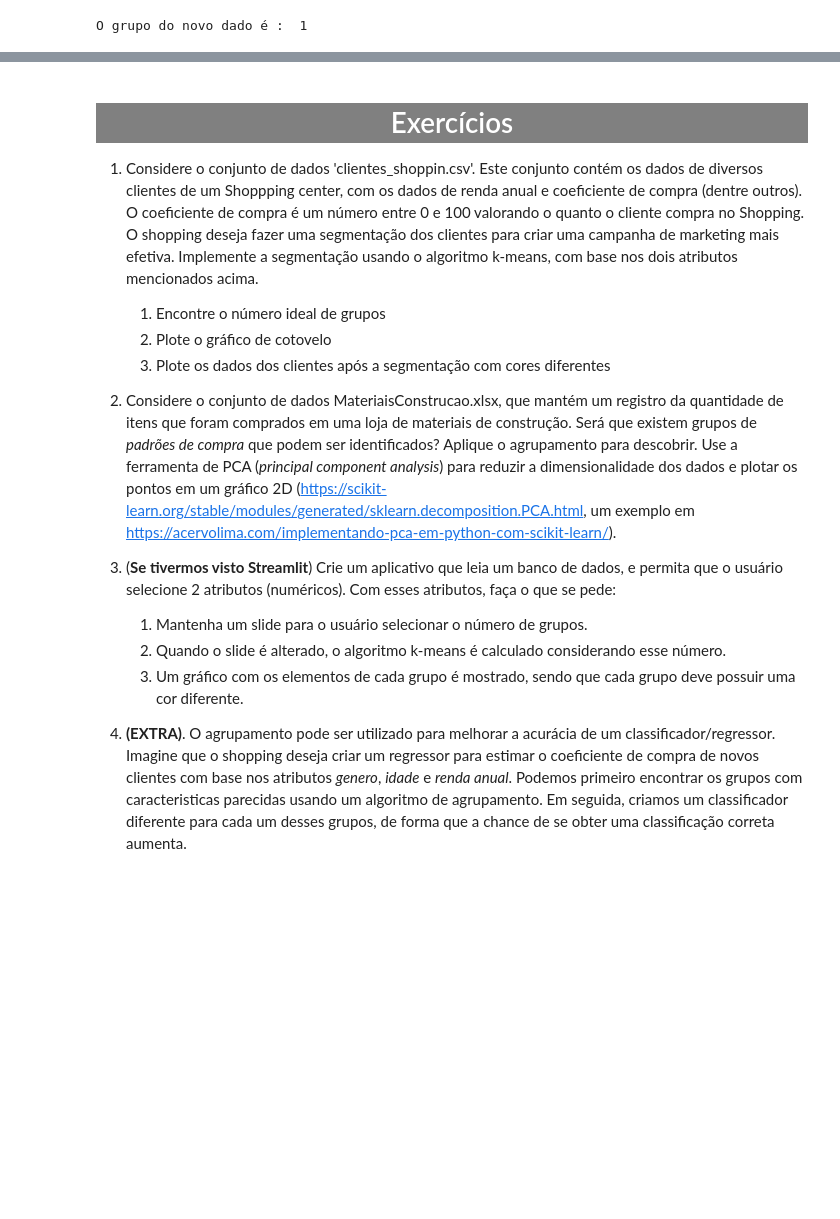
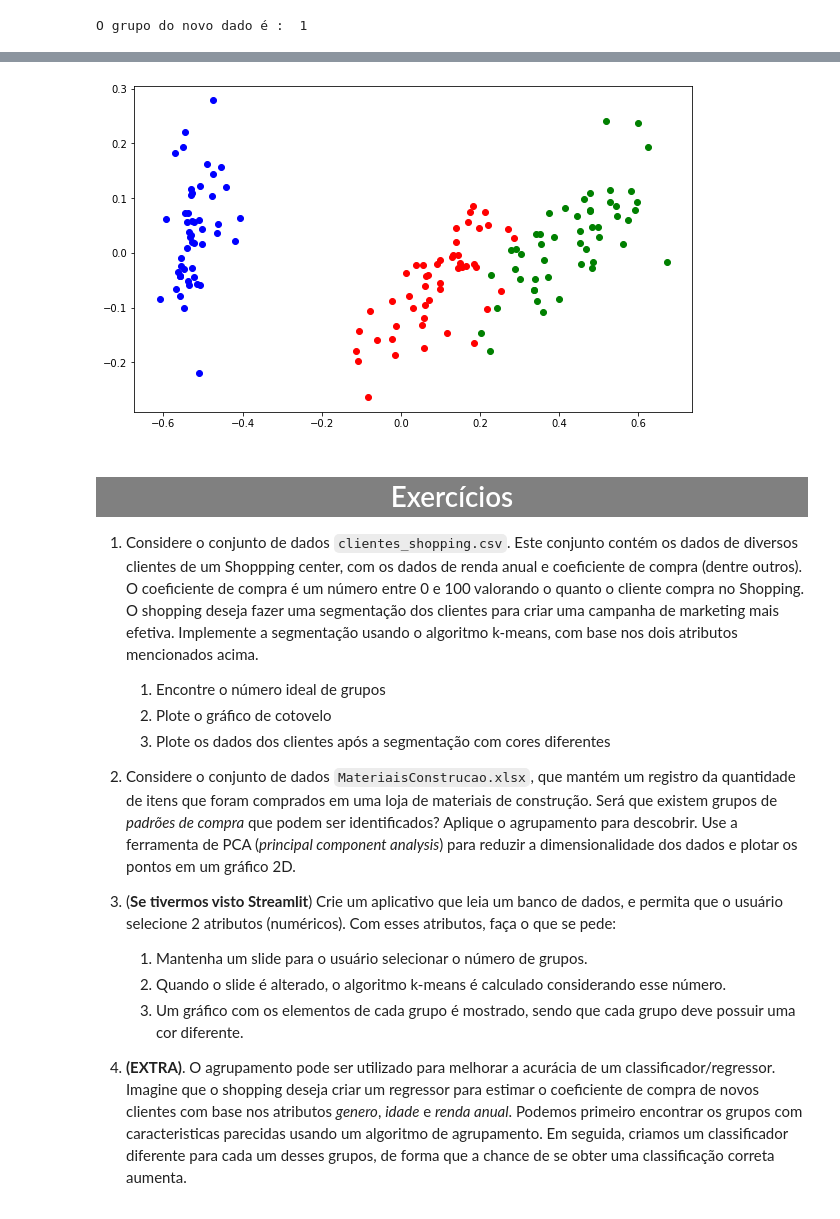
Before and after one commit to alexandrechecoli/alexandrechecoli.github.io, a Jupyter notebook: 2-mindados/AulasNotebook/Aula11 - Agrupamento.ipynb, the cells around one changed output, grey strips where cells are left out. Saved outputs shown, nothing was run; the diff lists cells and outputs as text; code cells hidden in the pictures; blank space fills up the shorter version.

```diff
--- a/2-mindados/AulasNotebook/Aula11 - Agrupamento.ipynb
+++ b/2-mindados/AulasNotebook/Aula11 - Agrupamento.ipynb
@@ -132,13 +266,47 @@ O grupo do novo dado é :  1
+# %%
+# Usando o conjunto de dados Iris
+df_iris = pd.read_csv(r"G:\Meu Drive\Arquivos\UFPR\Disciplinas\2 - Intro  Mineração de Dados\Python\Datasets\iris.csv", sep = ";")
+
+# Padronizando os dados
+df_iris.iloc[:,0:df_iris.shape[1] - 1] = df_iris.iloc[:,0:df_iris.shape[1] - 1] / df_iris.iloc[:,0:df_iris.shape[1] - 1].max()
+df_iris
+
+# Separando os dados em X (feature) e Y(alvos)
+X = df_iris.iloc[:,:df_iris.shape[1] - 1]
+Y = df_iris.iloc[:,df_iris.shape[1] - 1:]
+
+from sklearn.decomposition import PCA
+pca = PCA(n_components = 2)
+componentes_principais = pca.fit_transform(X)
+#print(componentes_principais)
+x1 = componentes_principais[:,0:1]
+x2 = componentes_principais[:,1:2]
+
+#Plotando os dados em um scatter_plot, com as cores de acordo com os labels:
+cond_setosa     = df_iris["target"] == 'Iris-setosa'
+cond_versicolor = df_iris["target"] == 'Iris-versicolor'
+cond_virginica  = df_iris["target"] == 'Iris-virginica'
+
+fig, ax = plt.subplots(1,1)
+ax.scatter(x1[cond_setosa],x2[cond_setosa],color = "blue")
+ax.scatter(x1[cond_versicolor],x2[cond_versicolor],color = "red")
+ax.scatter(x1[cond_virginica],x2[cond_virginica],color = "green")
+fig.set_size_inches(10,6)
+plt.show()
+#df_princiapal          = pd.DataFrame(data = principalComponents
+#             , columns = ['principal component 1', 'principal component 2'])
+# %% [output]
+[figure, added]
 # %% [markdown]
 <div style="background-color:gray">
     <h1 style = "text-align:center; color:white"> Exercícios</h1>
 </div>
 
-1. Considere o conjunto de dados 'clientes_shoppin.csv'. Este conjunto contém os dados de diversos clientes de um Shoppping center, com os dados de renda anual e coeficiente de compra (dentre outros). O coeficiente de compra é um número entre 0 e 100 valorando o quanto o cliente compra no Shopping. O shopping deseja fazer uma segmentação dos clientes para criar uma campanha de marketing mais efetiva. Implemente a segmentação usando o algoritmo k-means, com base nos dois atributos mencionados acima.
+1. Considere o conjunto de dados `clientes_shopping.csv`. Este conjunto contém os dados de diversos clientes de um Shoppping center, com os dados de renda anual e coeficiente de compra (dentre outros). O coeficiente de compra é um número entre 0 e 100 valorando o quanto o cliente compra no Shopping. O shopping deseja fazer uma segmentação dos clientes para criar uma campanha de marketing mais efetiva. Implemente a segmentação usando o algoritmo k-means, com base nos dois atributos mencionados acima.
     1. Encontre o número ideal de grupos
     2. Plote o gráfico de cotovelo
     3. Plote os dados dos clientes após a segmentação com cores diferentes
-2. Considere o conjunto de dados MateriaisConstrucao.xlsx, que mantém um registro da quantidade de itens que foram comprados em uma loja de materiais de construção. Será que existem grupos de *padrões de compra* que podem ser identificados? Aplique o agrupamento para descobrir. Use a ferramenta de PCA (*principal component analysis*) para reduzir a dimensionalidade dos dados e plotar os pontos em um gráfico 2D (https://scikit-learn.org/stable/modules/generated/sklearn.decomposition.PCA.html, um exemplo em https://acervolima.com/implementando-pca-em-python-com-scikit-learn/).
+2. Considere o conjunto de dados `MateriaisConstrucao.xlsx`, que mantém um registro da quantidade de itens que foram comprados em uma loja de materiais de construção. Será que existem grupos de *padrões de compra* que podem ser identificados? Aplique o agrupamento para descobrir. Use a ferramenta de PCA (*principal component analysis*) para reduzir a dimensionalidade dos dados e plotar os pontos em um gráfico 2D.
 3. (**Se tivermos visto Streamlit**) Crie um aplicativo que leia um banco de dados, e permita que o usuário selecione 2 atributos (numéricos). Com esses atributos, faça o que se pede:
     1. Mantenha um slide para o usuário selecionar o número de grupos.
     2. Quando o slide é alterado, o algoritmo k-means é calculado considerando esse número.
```
Also changed, not shown: parts of 23 cells of this notebook, 3 other files.
